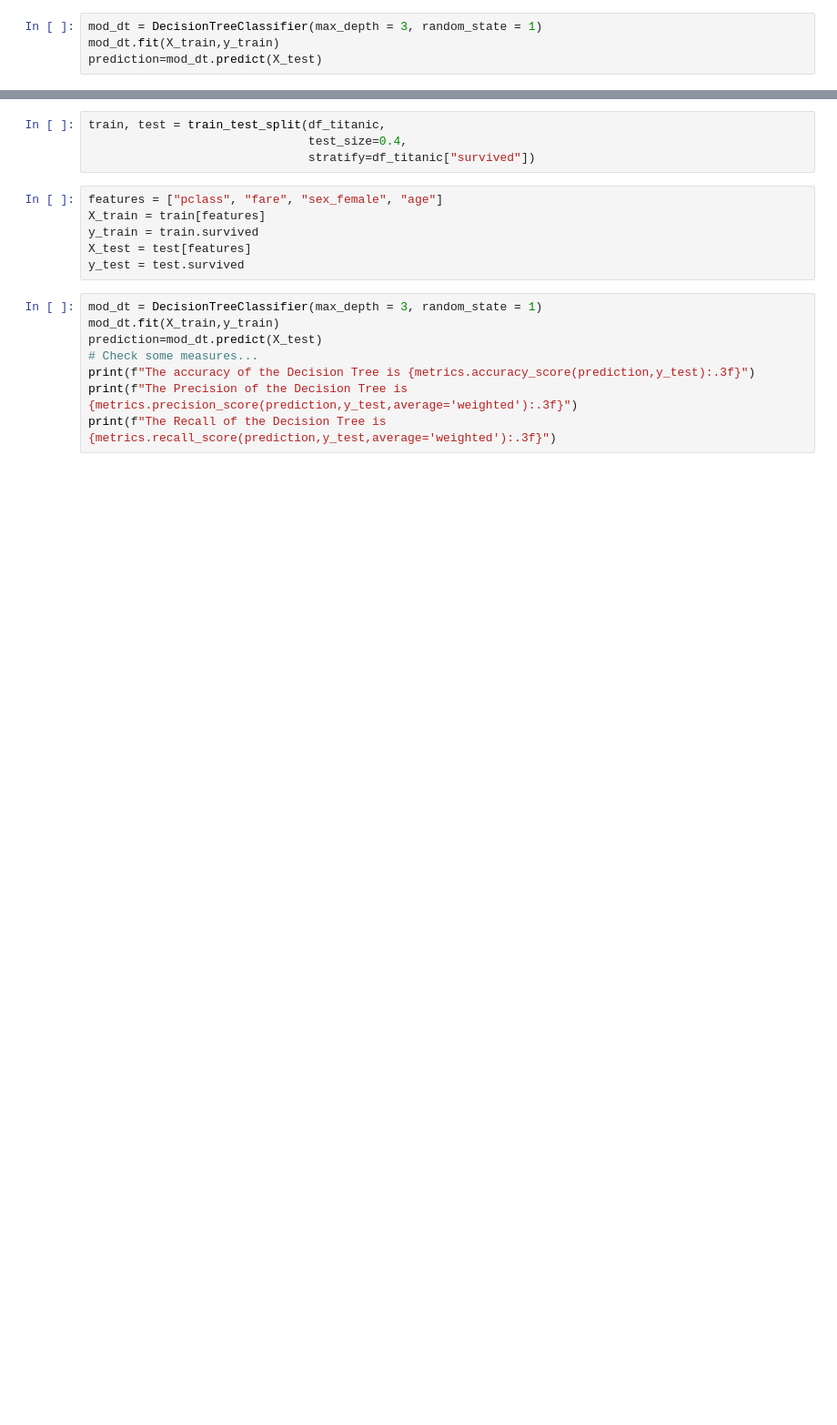
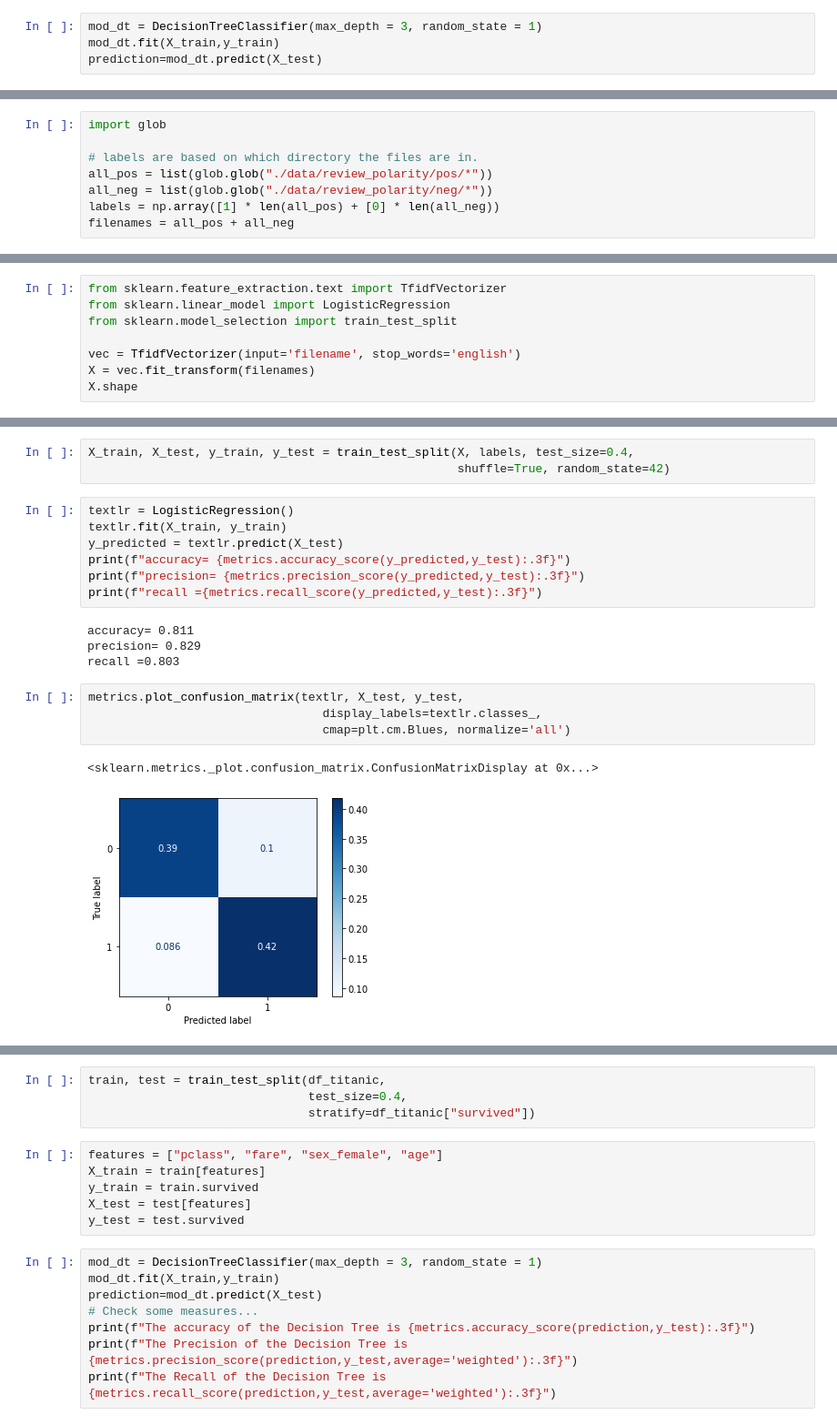
Before and after one commit to nmattei/cmps3160, a Jupyter notebook: _demos/Demo-10.ipynb, the cells around one changed output, grey strips where cells are left out. Shown at 91% size. Cells and saved outputs as stored; diff of their text form; blank space fills up the shorter version.

Commit message:
add text classification/log.reg to demo 10

```diff
--- a/_demos/Demo-10.ipynb
+++ b/_demos/Demo-10.ipynb
@@ -111,0 +293,8 @@ What happens with the titanic dataset?
+# %%
+import glob
+
+# labels are based on which directory the files are in.
+all_pos = list(glob.glob("./data/review_polarity/pos/*"))
+all_neg = list(glob.glob("./data/review_polarity/neg/*"))
+labels = np.array([1] * len(all_pos) + [0] * len(all_neg))
+filenames = all_pos + all_neg
@@ -111,0 +303,8 @@ What happens with the titanic dataset?
+# %%
+from sklearn.feature_extraction.text import TfidfVectorizer
+from sklearn.linear_model import LogisticRegression
+from sklearn.model_selection import train_test_split
+
+vec = TfidfVectorizer(input='filename', stop_words='english')
+X = vec.fit_transform(filenames)
+X.shape
@@ -111,0 +436,21 @@ What happens with the titanic dataset?
+# %%
+X_train, X_test, y_train, y_test = train_test_split(X, labels, test_size=0.4,
+                                                    shuffle=True, random_state=42)
+# %%
+textlr = LogisticRegression()
+textlr.fit(X_train, y_train)
+y_predicted = textlr.predict(X_test)
+print(f"accuracy= {metrics.accuracy_score(y_predicted,y_test):.3f}")
+print(f"precision= {metrics.precision_score(y_predicted,y_test):.3f}")
+print(f"recall ={metrics.recall_score(y_predicted,y_test):.3f}")
+# %% [output]
+accuracy= 0.811
+precision= 0.829
+recall =0.803
+# %%
+metrics.plot_confusion_matrix(textlr, X_test, y_test,
+                                 display_labels=textlr.classes_,
+                                 cmap=plt.cm.Blues, normalize='all')
+# %% [output]
+<sklearn.metrics._plot.confusion_matrix.ConfusionMatrixDisplay at 0x...>
+[figure, added]
```
Also changed, not shown: parts of 60 cells of this notebook.
